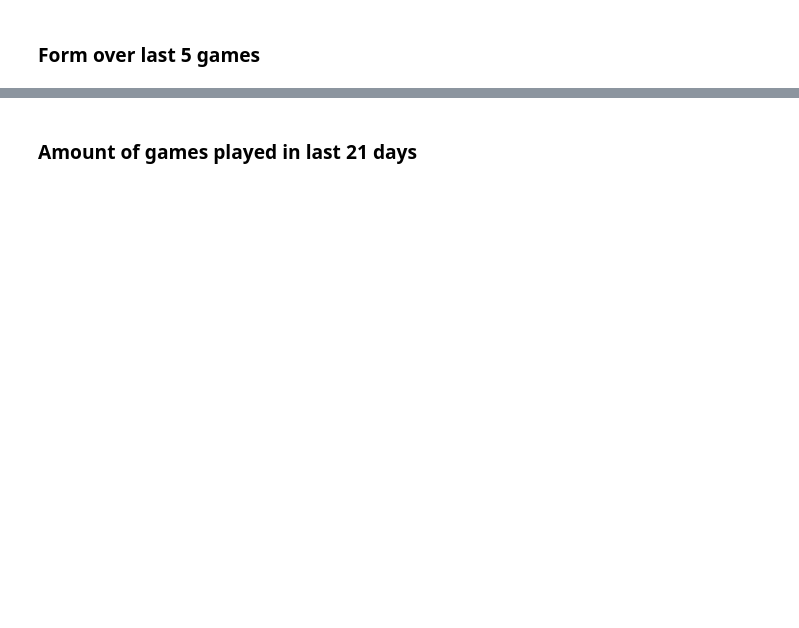
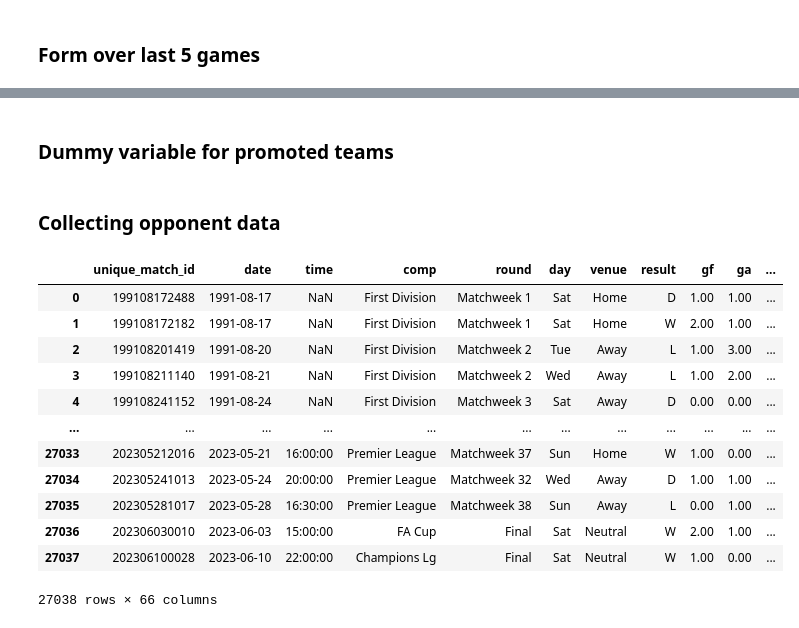
Before and after one commit to lucelsby/EPL-Prediction, a Jupyter notebook: notebooks/03_Basic_Feature_Engineering.ipynb, the cells around one changed output, grey strips where cells are left out. Drawn from its saved outputs; the diff is of its cells as text; code cells hidden in the pictures; blank space fills up the shorter version.

```diff
--- a/notebooks/03_Basic_Feature_Engineering.ipynb
+++ b/notebooks/03_Basic_Feature_Engineering.ipynb
@@ -146,9 +159,16 @@ matches_sorted['set_identifier'] = matches_sorted.apply(lambda row: ''.join(sort
 # Calculate last h2h result
 matches_sorted['last_h2h'] = matches_sorted.groupby('set_identifier')['points'].transform(lambda x: x.shift())
 
+# Calculate average points from last 5 head-to-head games
+matches_sorted['last_h2h_form'] = matches_sorted.groupby('set_identifier')['points'].rolling(window=5, min_periods=1, closed = 'left').mean().reset_index(level=0, drop=True)
+
 # Create a venue identifier (including the venue in the identifier)
 matches_sorted['venue_identifier'] = matches_sorted.apply(lambda row: ''.join(sorted([row['team'], row['opponent'], row['venue']])), axis=1)
 
 # Calculate last h2h result at same venue
 matches_sorted['last_h2h_venue'] = matches_sorted.groupby('venue_identifier')['points'].transform(lambda x: x.shift())
+
+# Calculate average points from last 5 head-to-head games at the same venue
+matches_sorted['last_h2h_venue_form'] = matches_sorted.groupby('venue_identifier')['points'].rolling(window=5, min_periods=1, closed = 'left').mean().reset_index(level=0, drop=True)
+
 matches = matches_sorted.sort_values(['date']).copy()
@@ -202,2 +195,0 @@ matches.merge(season_points, left_on = ['season', 'team'], right_on = ['season',
-# %% [markdown]
-### Amount of games played in last 21 days
@@ -204,3 +214,59 @@ matches.merge(season_points, left_on = ['season', 'team'], right_on = ['season',
+# %% [markdown]
+### Dummy variable for promoted teams
+# %%
+# Create an empty column 'promoted' in the matches dataframe
+matches['promoted'] = 0
+
+# Get the unique seasons in the dataframe
+unique_seasons = matches['season'].unique()
+
+# Iterate over the unique seasons
+for i, season in enumerate(unique_seasons):
+    if i > 0: # ignore the first season
+        prev_season_teams = matches[matches['season'] == unique_seasons[i - 1]]['team'].unique()
+        current_season_teams = matches[matches['season'] == season]['team']
+
+        # Update the 'promoted' column for teams not present in the previous season
+        matches.loc[(matches['season'] == season) & (~current_season_teams.isin(prev_season_teams)), 'promoted'] = 1
+# %% [markdown]
+### Collecting opponent data
+# %%
+# Merge on team and opponent
+team_data = matches.merge(matches, left_on=['date', 'team', 'opponent'], right_on=['date', 'opponent', 'team'],
+                          suffixes=('', '_opponent'))
+opponent_data = matches.merge(matches, left_on=['date', 'team', 'opponent'], right_on=['date', 'opponent', 'team'],
+                              suffixes=('_opponent', ''))
+
+# Select the columns to calculate for the opponent
+opponent_columns = ['days_since_last_game', 'games_played_last_21_days', 'pl_total_points', 'pl_total_gf',
+                    'pl_total_ga', 'pl_total_goal_diff', 'pl_position', 'points_pl_form', 'gf_pl_form',
+                    'ga_pl_form', 'poss_pl_form', 'xg_pl_form', 'xga_pl_form', 'prev_season_points',
+                    'prev_season_gf', 'prev_season_ga', 'prev_season_goal_diff', 'promoted']
+
+# Append "_opponent" to the opponent column names
+opponent_columns = [f"{column}_opponent" for column in opponent_columns]
+
+# Select the opponent data and rename columns
+opponent_data = opponent_data[['unique_match_id'] + opponent_columns]
+
+# Merge the opponent data into the matches dataframe
+barp = matches.merge(opponent_data, on='unique_match_id', how='left')
+
+barp
+# %% [output]
+|  | unique_match_id | date | time | comp | round | day | venue | result | gf | ga | ... |
+| 0 | 199108172488 | 1991-08-17 | NaN | First Division | Matchweek 1 | Sat | Home | D | 1.00 | 1.00 | ... |
+| 1 | 199108172182 | 1991-08-17 | NaN | First Division | Matchweek 1 | Sat | Home | W | 2.00 | 1.00 | ... |
+| 2 | 199108201419 | 1991-08-20 | NaN | First Division | Matchweek 2 | Tue | Away | L | 1.00 | 3.00 | ... |
+| 3 | 199108211140 | 1991-08-21 | NaN | First Division | Matchweek 2 | Wed | Away | L | 1.00 | 2.00 | ... |
+| 4 | 199108241152 | 1991-08-24 | NaN | First Division | Matchweek 3 | Sat | Away | D | 0.00 | 0.00 | ... |
+| ... | ... | ... | ... | ... | ... | ... | ... | ... | ... | ... | ... |
+| 27033 | 202305212016 | 2023-05-21 | 16:00:00 | Premier League | Matchweek 37 | Sun | Home | W | 1.00 | 0.00 | ... |
+| 27034 | 202305241013 | 2023-05-24 | 20:00:00 | Premier League | Matchweek 32 | Wed | Away | D | 1.00 | 1.00 | ... |
+| 27035 | 202305281017 | 2023-05-28 | 16:30:00 | Premier League | Matchweek 38 | Sun | Away | L | 0.00 | 1.00 | ... |
+| 27036 | 202306030010 | 2023-06-03 | 15:00:00 | FA Cup | Final | Sat | Neutral | W | 2.00 | 1.00 | ... |
+| 27037 | 202306100028 | 2023-06-10 | 22:00:00 | Champions Lg | Final | Sat | Neutral | W | 1.00 | 0.00 | ... |
+27038 rows × 66 columns
 # %%
 matches.info()
 # %% [output]
```
Also changed, not shown: parts of 12 cells of this notebook, 2 other files.
